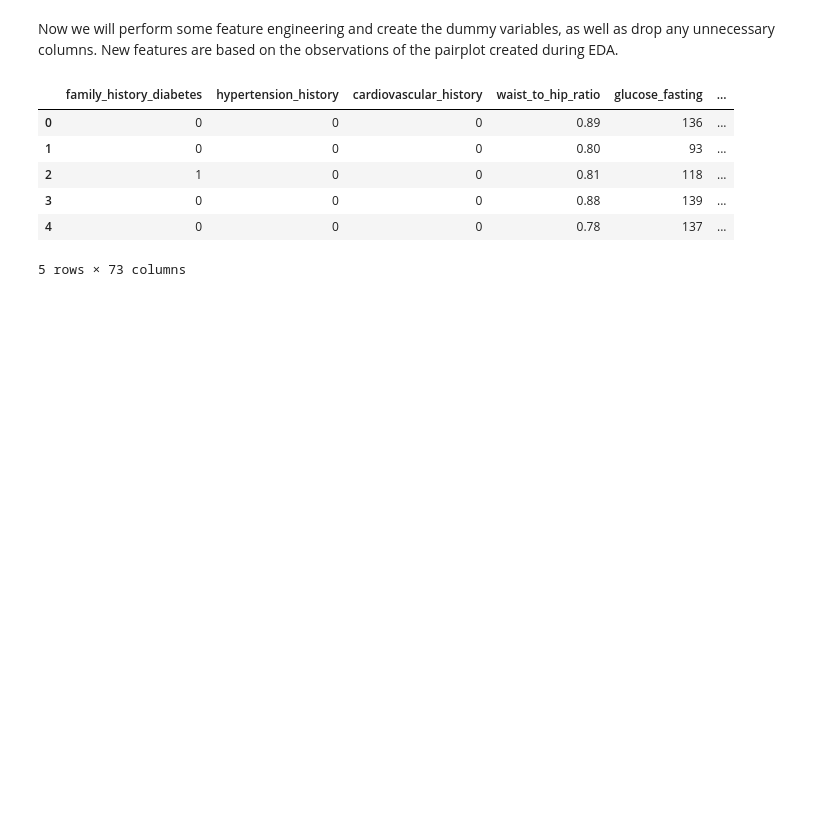
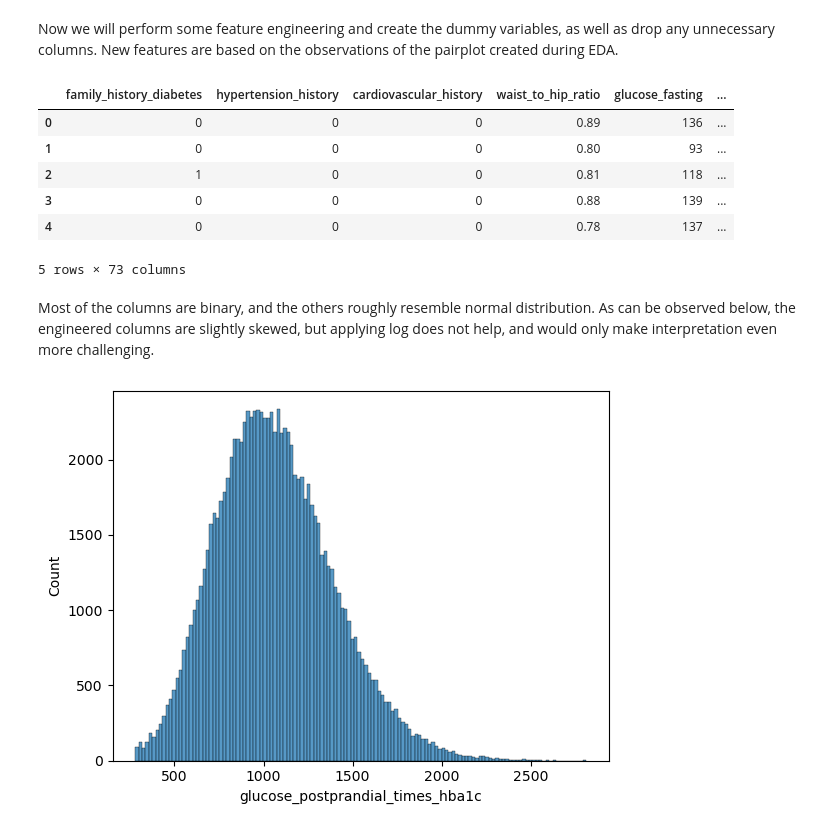
Before and after one commit to Sebastijan-Dominis/diabetes-insight, a Jupyter notebook: training/diabetes_data_preparation.ipynb, the cells around one changed output. Drawn from its saved outputs; the diff is of its cells as text; code cells hidden in the pictures; blank space fills up the shorter version.

```diff
--- a/training/diabetes_data_preparation.ipynb
+++ b/training/diabetes_data_preparation.ipynb
@@ -261,3 +263,9 @@ df_eng.head()
 | 3 | 0 | 0 | 0 | 0.88 | 139 | ... |
 | 4 | 0 | 0 | 0 | 0.78 | 137 | ... |
 5 rows × 73 columns
+# %% [markdown]
+Most of the columns are binary, and the others roughly resemble normal distribution. As can be observed below, the engineered columns are slightly skewed, but applying log does not help, and would only make interpretation even more challenging.
+# %%
+sns.histplot(df_eng["glucose_postprandial_times_hba1c"]);
+# %% [output]
+[figure, added]
```
Also changed, not shown: parts of 6 cells of this notebook, 3 other files.
